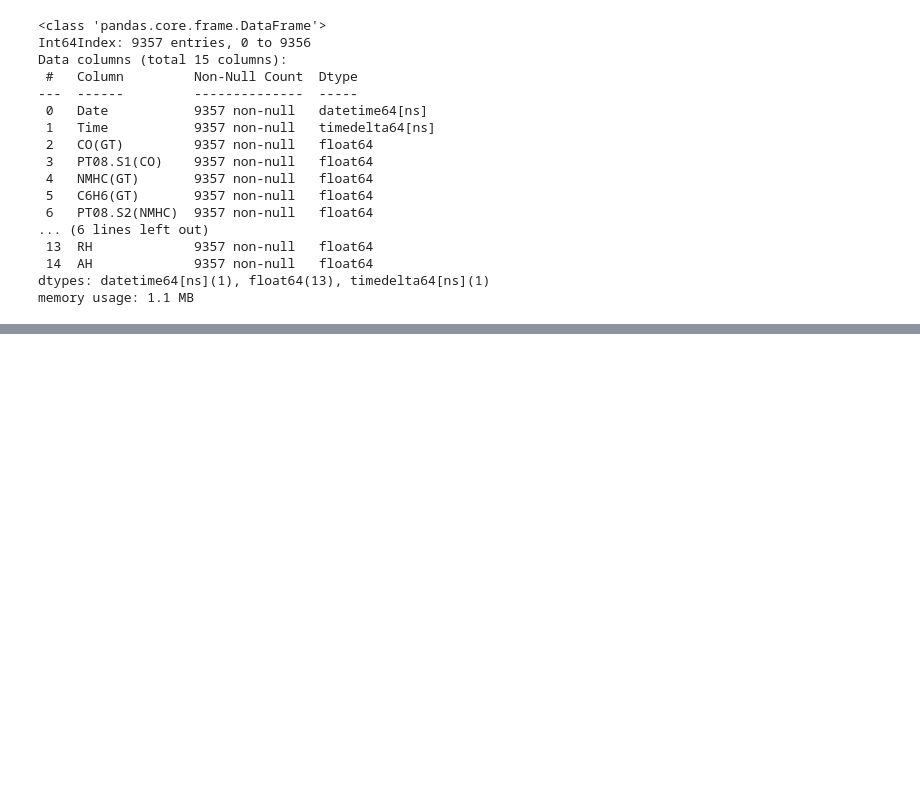
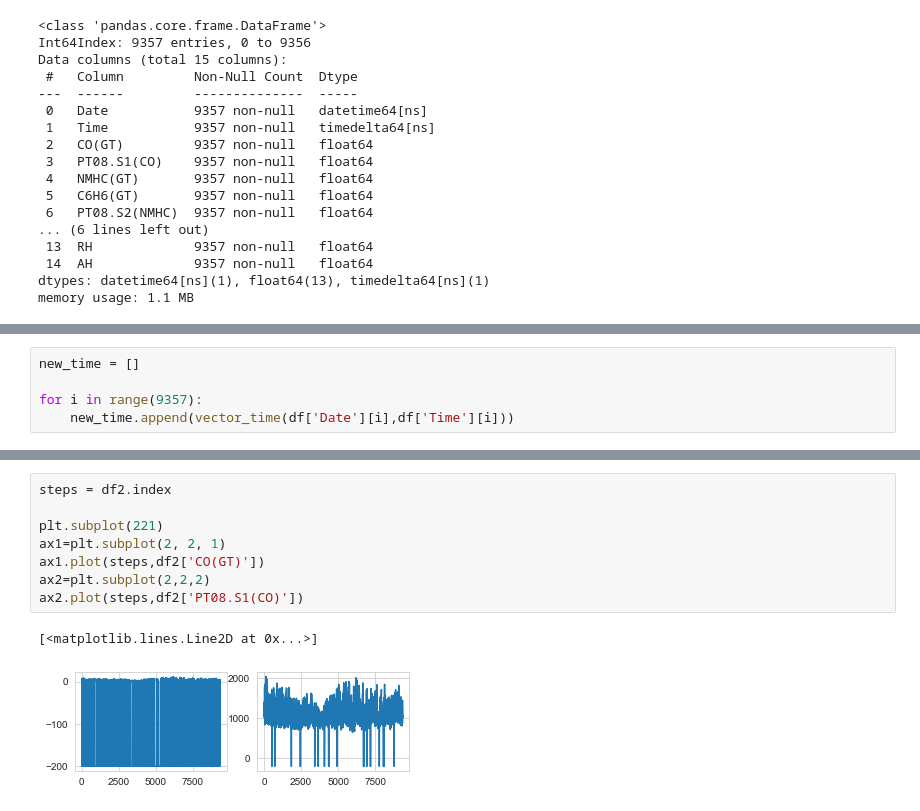
Before and after one commit to Bhernandez-dot/Air_Quality_Forecasting, a Jupyter notebook: Untitled.ipynb, the cells around one changed output, grey strips where cells are left out. Saved outputs shown, nothing was run; the diff lists cells and outputs as text; blank space fills up the shorter version.

```diff
--- a/Untitled.ipynb
+++ b/Untitled.ipynb
@@ -62,0 +62,5 @@ df['Time'][0].components.hours
+# %%
+new_time = []
+
+for i in range(9357):
+    new_time.append(vector_time(df['Date'][i],df['Time'][i]))
@@ -62,0 +106,11 @@ df['Time'][0].components.hours
+# %%
+steps = df2.index
+
+plt.subplot(221)
+ax1=plt.subplot(2, 2, 1)
+ax1.plot(steps,df2['CO(GT)'])
+ax2=plt.subplot(2,2,2)
+ax2.plot(steps,df2['PT08.S1(CO)'])
+# %% [output]
+[<matplotlib.lines.Line2D at 0x...>]
+[figure, added]
```
Also changed, not shown: parts of 10 cells of this notebook.
